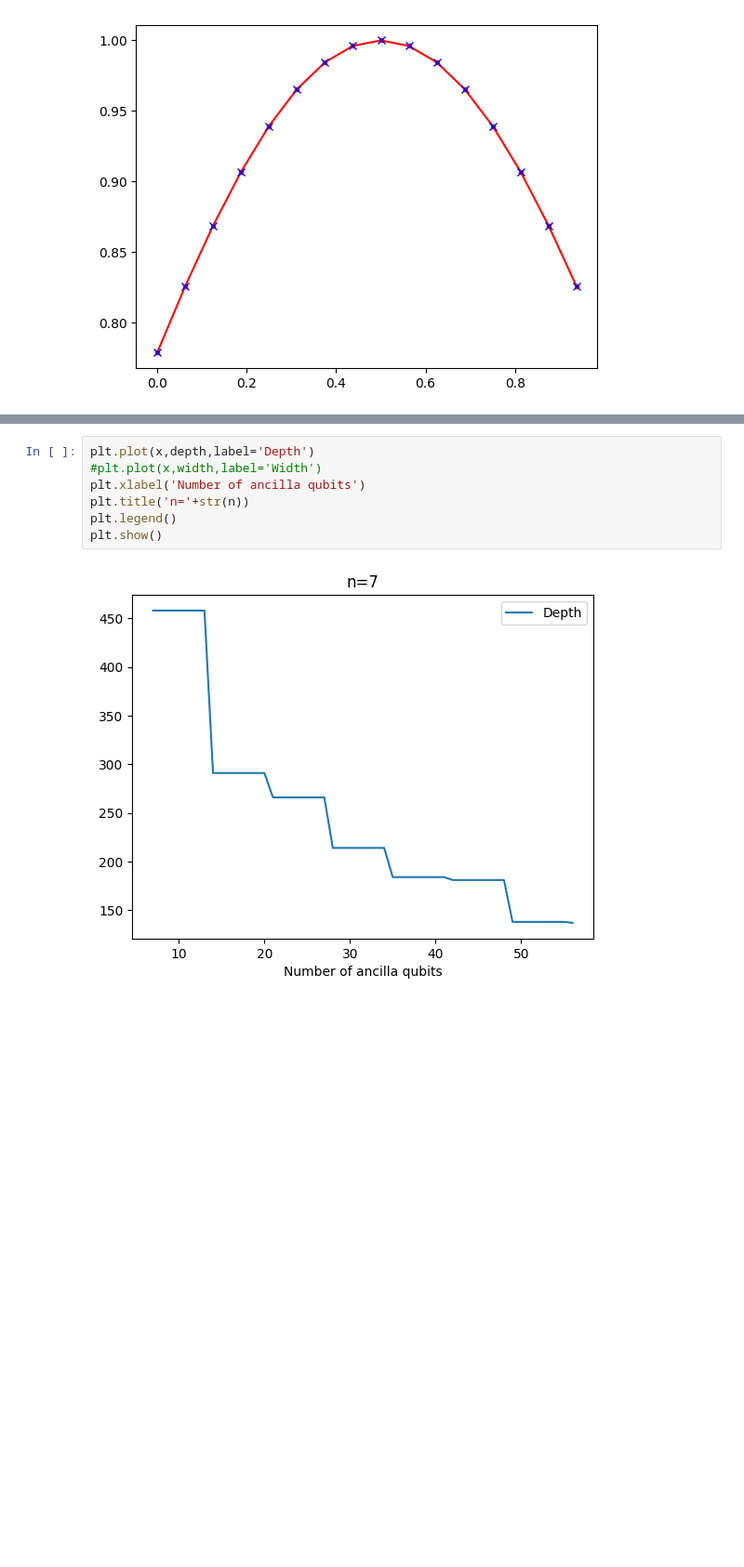
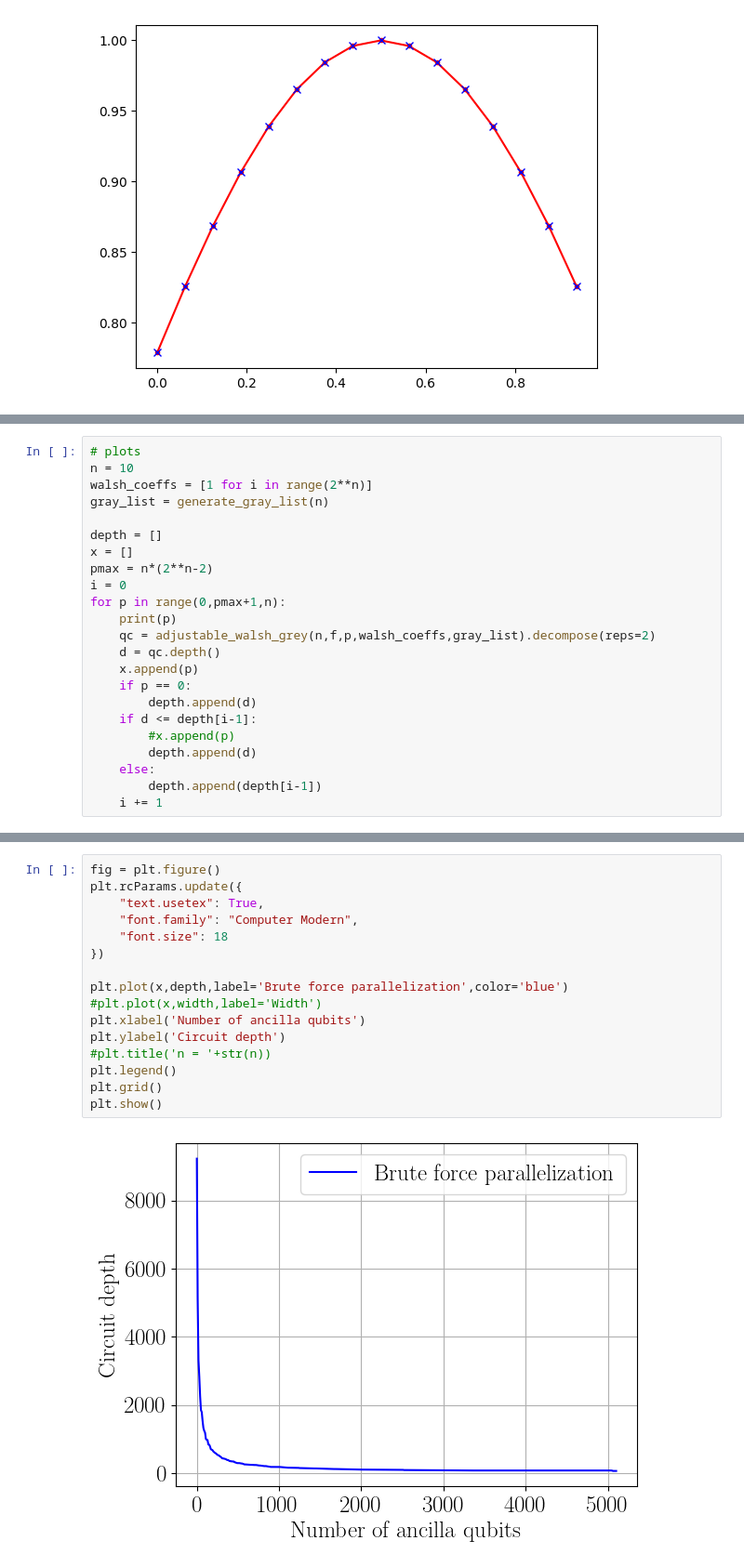
Before and after one commit to ugo-nzongani/Adjustable-depth-quantum-circuit-for-diagonal-unitary-and-QSP, a Jupyter notebook: 2024.ipynb, the cells around one changed output, grey strips where cells are left out. Shown at 93% size. Cells and saved outputs as stored; diff of their text form; blank space fills up the shorter version.

```diff
--- a/2024.ipynb
+++ b/2024.ipynb
@@ -974,0 +974,23 @@ for p in range(n,pmax+1):
+# %%
+# plots
+n = 10
+walsh_coeffs = [1 for i in range(2**n)]
+gray_list = generate_gray_list(n)
+
+depth = []
+x = []
+pmax = n*(2**n-2)
+i = 0
+for p in range(0,pmax+1,n):
+    print(p)
+    qc = adjustable_walsh_grey(n,f,p,walsh_coeffs,gray_list).decompose(reps=2)
+    d = qc.depth()
+    x.append(p)
+    if p == 0:
+        depth.append(d)
+    if d <= depth[i-1]:
+        #x.append(p)
+        depth.append(d)
+    else:
+        depth.append(depth[i-1])
+    i += 1
@@ -975,9 +1020,18 @@ for p in range(n,pmax+1):
 # %%
-plt.plot(x,depth,label='Depth')
+fig = plt.figure()
+plt.rcParams.update({
+    "text.usetex": True,
+    "font.family": "Computer Modern",
+    "font.size": 18
+})
+
+plt.plot(x,depth,label='Brute force parallelization',color='blue')
 #plt.plot(x,width,label='Width')
 plt.xlabel('Number of ancilla qubits')
-plt.title('n='+str(n))
+plt.ylabel('Circuit depth')
+#plt.title('n = '+str(n))
 plt.legend()
+plt.grid()
 plt.show()
 # %% [output]
-[figure, old version]
+[figure, new version]
```
Also changed, not shown: parts of 9 cells of this notebook.
